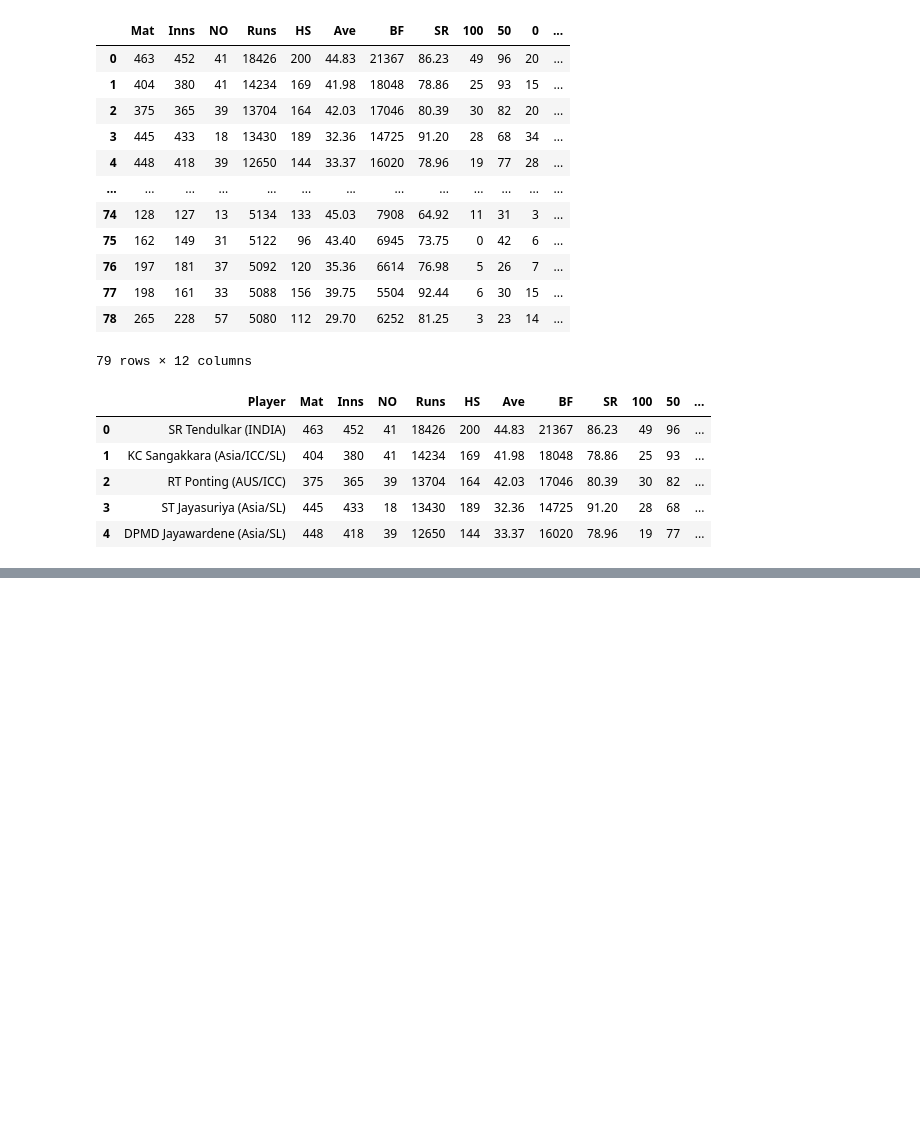
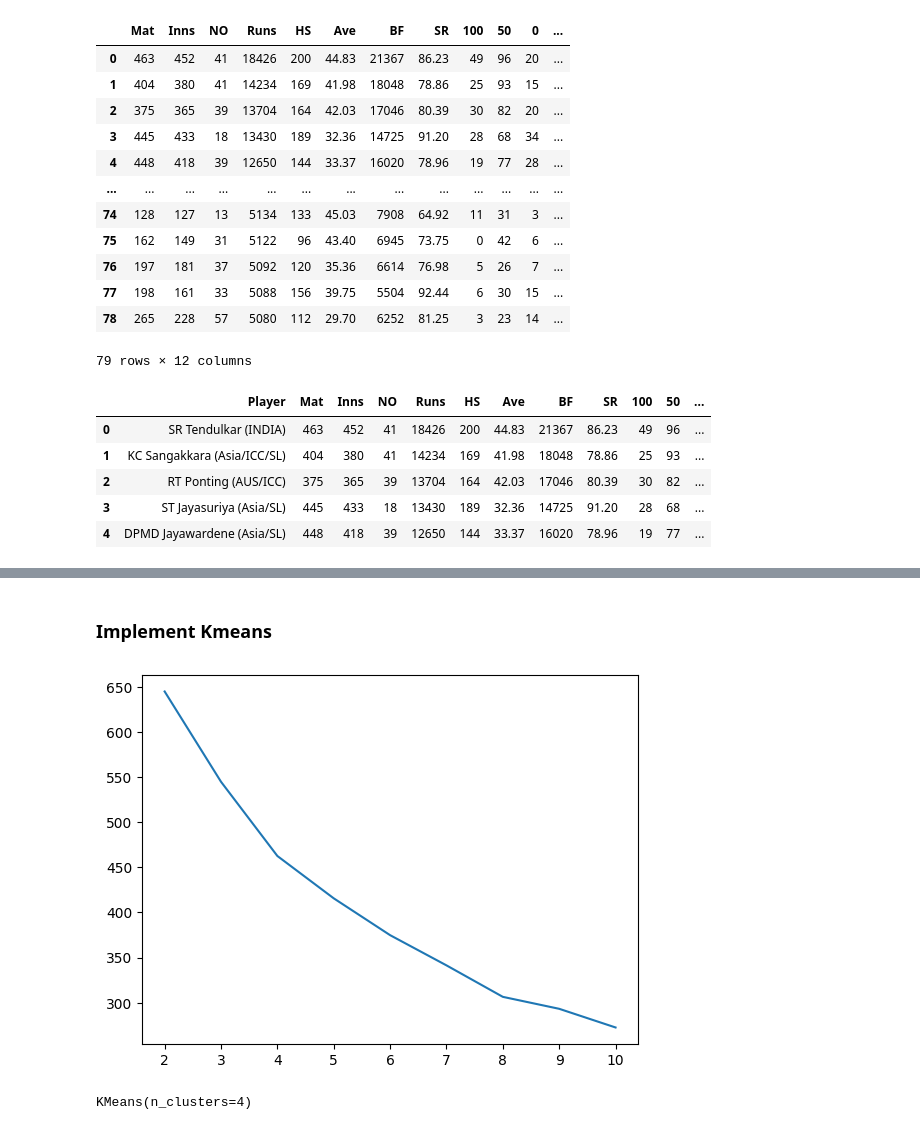
Before and after one commit to PankajRaghunadhabhatla/Python, a Jupyter notebook: Cricket_Analysis.ipynb, the cells around one changed output, grey strips where cells are left out. Drawn from its saved outputs; the diff is of its cells as text; code cells hidden in the pictures; blank space fills up the shorter version.

```diff
--- a/Cricket_Analysis.ipynb
+++ b/Cricket_Analysis.ipynb
@@ -242,0 +254,4 @@ df.head()
+# %%
+scaler = StandardScaler()
+df_scaled = scaler.fit_transform(df_drop)
+df_scaled
@@ -242,0 +282,3 @@ df.head()
+# %%
+df_df1 = pd.DataFrame(df_scaled, columns = ['Mat', 'Inns', 'NO', 'Runs', 'HS', 'Ave', 'BF', 'SR', '100','50', '0', 'Exp'])
+df_df1.head()
@@ -242,0 +292,2 @@ df.head()
+# %% [markdown]
+### Implement Kmeans
@@ -242,0 +296,17 @@ df.head()
+# %%
+clusters = list(range(2,11))
+# Try and test approach
+wcss = [] #within cluster, sum of squares
+for i in clusters:
+  model_clus = KMeans(n_clusters = i)
+  model_clus.fit(df_df1)
+  wcss.append(model_clus.inertia_) #distance from the centroid with respect to data points
+
+plt.plot(clusters,wcss); # for plotting the elbow method graph
+# %% [output]
+[figure, added]
+# %%
+cluster = KMeans(n_clusters=4)
+cluster.fit(df_df1)
+# %% [output]
+KMeans(n_clusters=4)
```
Also changed, not shown: parts of 14 cells of this notebook.
